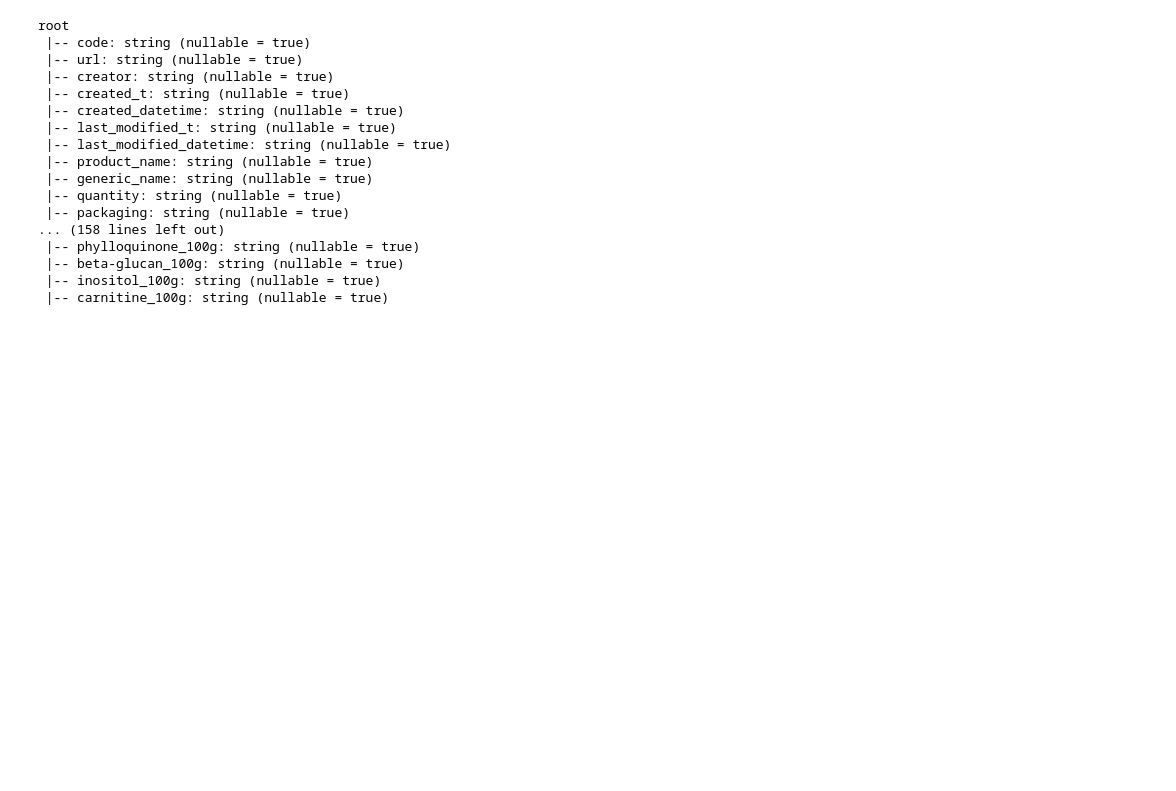
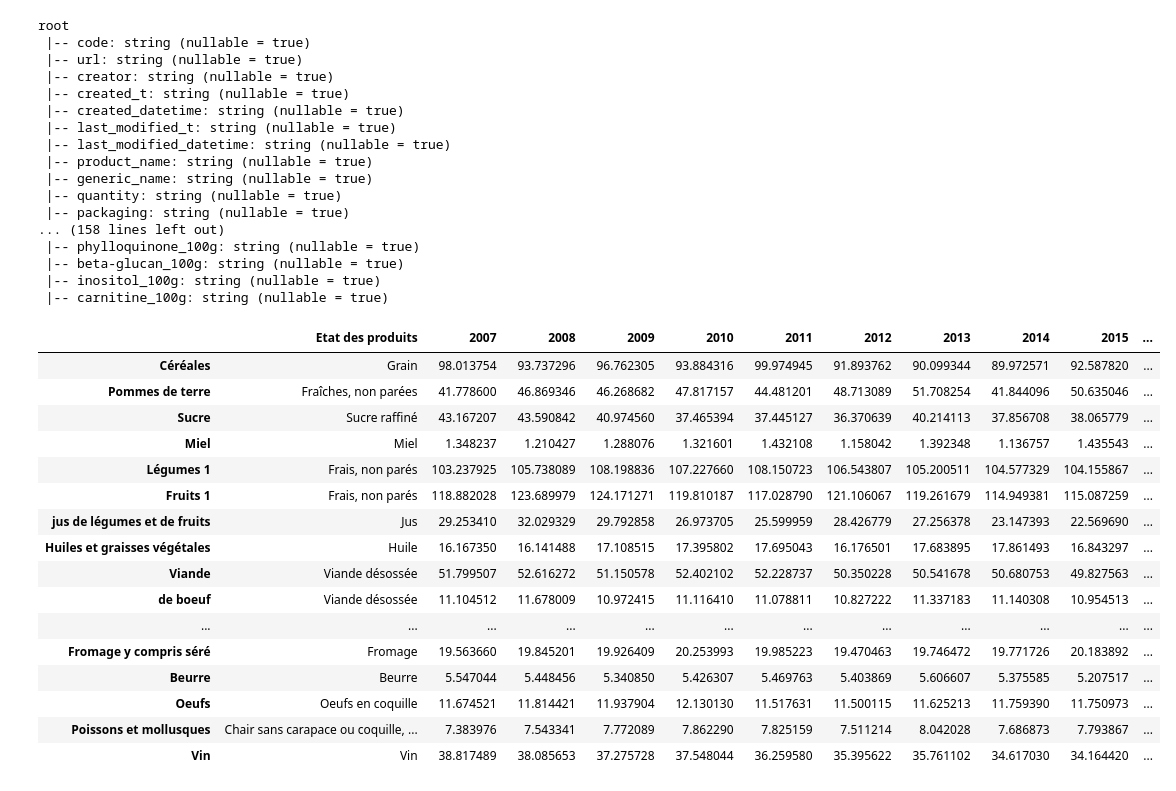
Before and after one commit to MrymZakani/ADA, a Jupyter notebook: project.ipynb, the cells around one changed output. Saved outputs shown, nothing was run; the diff lists cells and outputs as text; code cells hidden in the pictures; blank space fills up the shorter version.

```diff
--- a/project.ipynb
+++ b/project.ipynb
@@ -90,3 +90,27 @@ root
  |-- beta-glucan_100g: string (nullable = true)
  |-- inositol_100g: string (nullable = true)
  |-- carnitine_100g: string (nullable = true)
+# %%
+#Additional datasets “Evolution de la consommation de denrées alimentaires en Suisse”
+df_ev_conso = pd.read_excel(DATA_FOLDER+"/je-f-07.06.02.xlsx", header=4, sheet_name='Dès 2007')
+df_ev_conso = df_ev_conso.dropna(how='all')
+# %%
+df_ev_conso
+# %% [output]
+|  | Etat des produits | 2007 | 2008 | 2009 | 2010 | 2011 | 2012 | 2013 | 2014 | 2015 | ... |
+| Céréales | Grain | 98.013754 | 93.737296 | 96.762305 | 93.884316 | 99.974945 | 91.893762 | 90.099344 | 89.972571 | 92.587820 | ... |
+| Pommes de terre | Fraîches, non parées | 41.778600 | 46.869346 | 46.268682 | 47.817157 | 44.481201 | 48.713089 | 51.708254 | 41.844096 | 50.635046 | ... |
+| Sucre | Sucre raffiné | 43.167207 | 43.590842 | 40.974560 | 37.465394 | 37.445127 | 36.370639 | 40.214113 | 37.856708 | 38.065779 | ... |
+| Miel | Miel | 1.348237 | 1.210427 | 1.288076 | 1.321601 | 1.432108 | 1.158042 | 1.392348 | 1.136757 | 1.435543 | ... |
+| Légumes 1 | Frais, non parés | 103.237925 | 105.738089 | 108.198836 | 107.227660 | 108.150723 | 106.543807 | 105.200511 | 104.577329 | 104.155867 | ... |
+| Fruits 1 | Frais, non parés | 118.882028 | 123.689979 | 124.171271 | 119.810187 | 117.028790 | 121.106067 | 119.261679 | 114.949381 | 115.087259 | ... |
+| jus de légumes et de fruits | Jus | 29.253410 | 32.029329 | 29.792858 | 26.973705 | 25.599959 | 28.426779 | 27.256378 | 23.147393 | 22.569690 | ... |
+| Huiles et graisses végétales | Huile | 16.167350 | 16.141488 | 17.108515 | 17.395802 | 17.695043 | 16.176501 | 17.683895 | 17.861493 | 16.843297 | ... |
+| Viande | Viande désossée | 51.799507 | 52.616272 | 51.150578 | 52.402102 | 52.228737 | 50.350228 | 50.541678 | 50.680753 | 49.827563 | ... |
+| de boeuf | Viande désossée | 11.104512 | 11.678009 | 10.972415 | 11.116410 | 11.078811 | 10.827222 | 11.337183 | 11.140308 | 10.954513 | ... |
+| ... | ... | ... | ... | ... | ... | ... | ... | ... | ... | ... | ... |
+| Fromage y compris séré | Fromage | 19.563660 | 19.845201 | 19.926409 | 20.253993 | 19.985223 | 19.470463 | 19.746472 | 19.771726 | 20.183892 | ... |
+| Beurre | Beurre | 5.547044 | 5.448456 | 5.340850 | 5.426307 | 5.469763 | 5.403869 | 5.606607 | 5.375585 | 5.207517 | ... |
+| Oeufs | Oeufs en coquille | 11.674521 | 11.814421 | 11.937904 | 12.130130 | 11.517631 | 11.500115 | 11.625213 | 11.759390 | 11.750973 | ... |
+| Poissons et mollusques | Chair sans carapace ou coquille, ... | 7.383976 | 7.543341 | 7.772089 | 7.862290 | 7.825159 | 7.511214 | 8.042028 | 7.686873 | 7.793867 | ... |
+| Vin | Vin | 38.817489 | 38.085653 | 37.275728 | 37.548044 | 36.259580 | 35.395622 | 35.761102 | 34.617030 | 34.164420 | ... |
```
Also changed, not shown: parts of 3 cells of this notebook.
